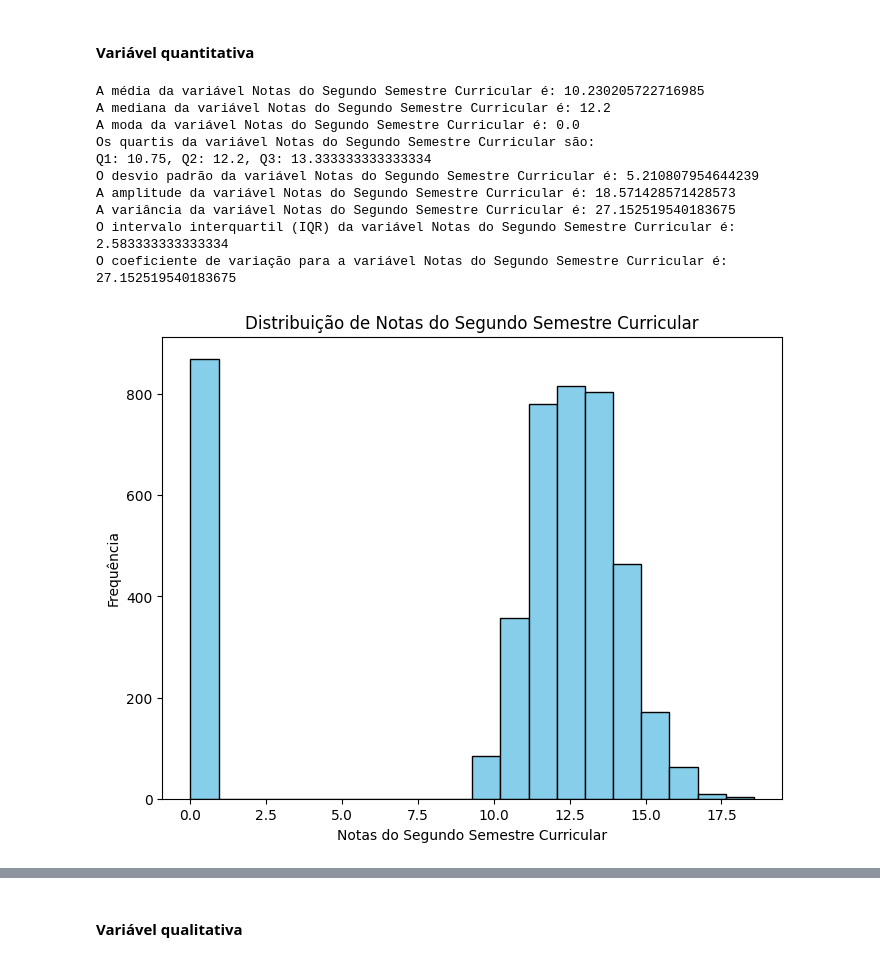
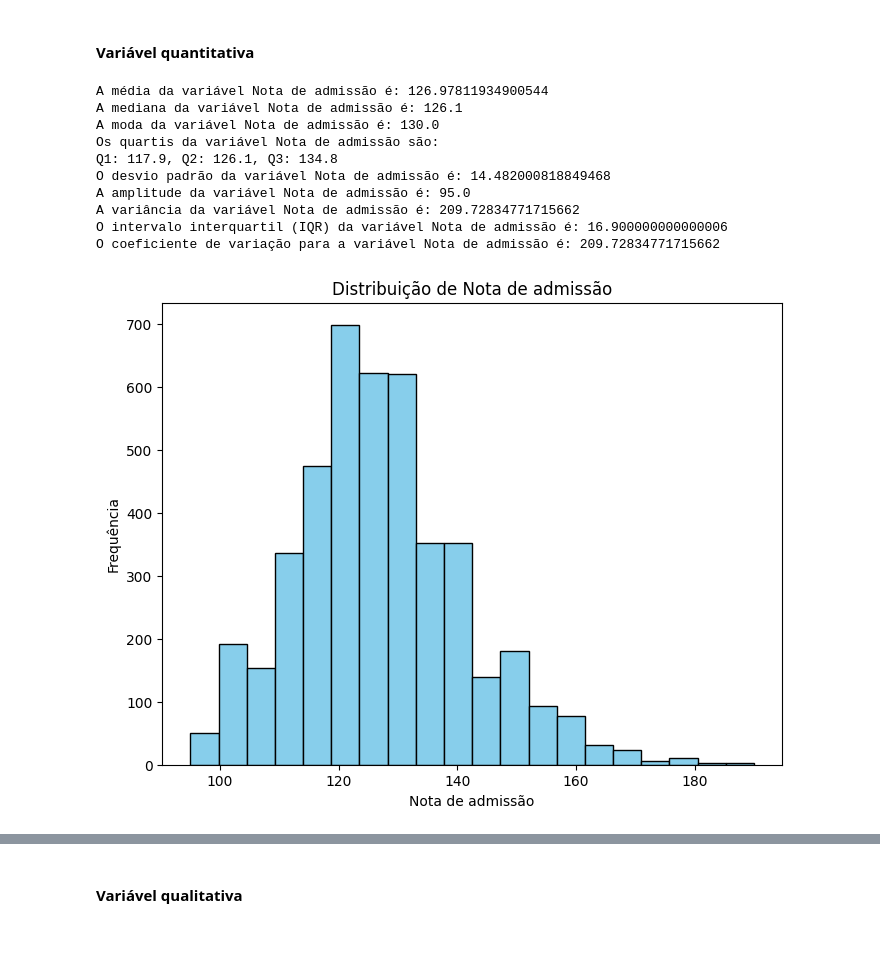
Before and after one commit to LeoRissetto/Trabalho-Estatistica, a Jupyter notebook: trabalho.ipynb, the cells around one changed output, grey strips where cells are left out. Cells and saved outputs as stored; diff of their text form; code cells hidden in the pictures.

```diff
--- a/trabalho.ipynb
+++ b/trabalho.ipynb
@@ -321,7 +334,7 @@ plt.show()
 #### Variável quantitativa
 # %%
 # Calcular as medidas para a variavel
-variavel = 'Notas do Segundo Semestre Curricular'
+variavel = 'Nota de admissão'
 
 # Média
 media = dados[variavel].mean()
@@ -348,41 +361,41 @@ print(f'O desvio padrão da variável {variavel} é: {desvio_padrao}')
 amplitude = dados[variavel].max() - dados[variavel].min()
 print(f'A amplitude da variável {variavel} é: {amplitude}')
 
 # Variância
 variancia = dados[variavel].var()
 print(f'A variância da variável {variavel} é: {variancia}')
 
 # Intervalo interquartil (IQR)
 IQR = quartis[2] - quartis[0]
 print(f'O intervalo interquartil (IQR) da variável {variavel} é: {IQR}')
 
 # Coeficiente de variação
 coef_variacao = (desvio_padrao / media) * 100
 print(f'O coeficiente de variação para a variável {variavel} é: {variancia}')
 
 print("\n")
 
 plt.figure(figsize=(8, 6))
 dados[variavel].plot(kind='hist', bins=20, color='skyblue', edgecolor='black')
 plt.title(f'Distribuição de {variavel}')
 plt.xlabel(variavel)
 plt.ylabel('Frequência')
 plt.show()
 
 plt.figure(figsize=(8, 6))
 plt.boxplot(dados[variavel])
 plt.title(f'Boxplot de {variavel}')
 plt.ylabel(variavel)
 plt.show()
 # %% [output]
-A média da variável Notas do Segundo Semestre Curricular é: 10.230205722716985
-A mediana da variável Notas do Segundo Semestre Curricular é: 12.2
-A moda da variável Notas do Segundo Semestre Curricular é: 0.0
-Os quartis da variável Notas do Segundo Semestre Curricular são:
-Q1: 10.75, Q2: 12.2, Q3: 13.333333333333334
-O desvio padrão da variável Notas do Segundo Semestre Curricular é: 5.210807954644239
-A amplitude da variável Notas do Segundo Semestre Curricular é: 18.571428571428573
-A variância da variável Notas do Segundo Semestre Curricular é: 27.152519540183675
-O intervalo interquartil (IQR) da variável Notas do Segundo Semestre Curricular é: 2.583333333333334
-O coeficiente de variação para a variável Notas do Segundo Semestre Curricular é: 27.152519540183675
+A média da variável Nota de admissão é: 126.97811934900544
+A mediana da variável Nota de admissão é: 126.1
+A moda da variável Nota de admissão é: 130.0
+Os quartis da variável Nota de admissão são:
+Q1: 117.9, Q2: 126.1, Q3: 134.8
+O desvio padrão da variável Nota de admissão é: 14.482000818849468
+A amplitude da variável Nota de admissão é: 95.0
+A variância da variável Nota de admissão é: 209.72834771715662
+O intervalo interquartil (IQR) da variável Nota de admissão é: 16.900000000000006
+O coeficiente de variação para a variável Nota de admissão é: 209.72834771715662
-[figure, old version]
+[figure, new version]
```
Also changed, not shown: parts of 11 cells of this notebook, 1 other file.
